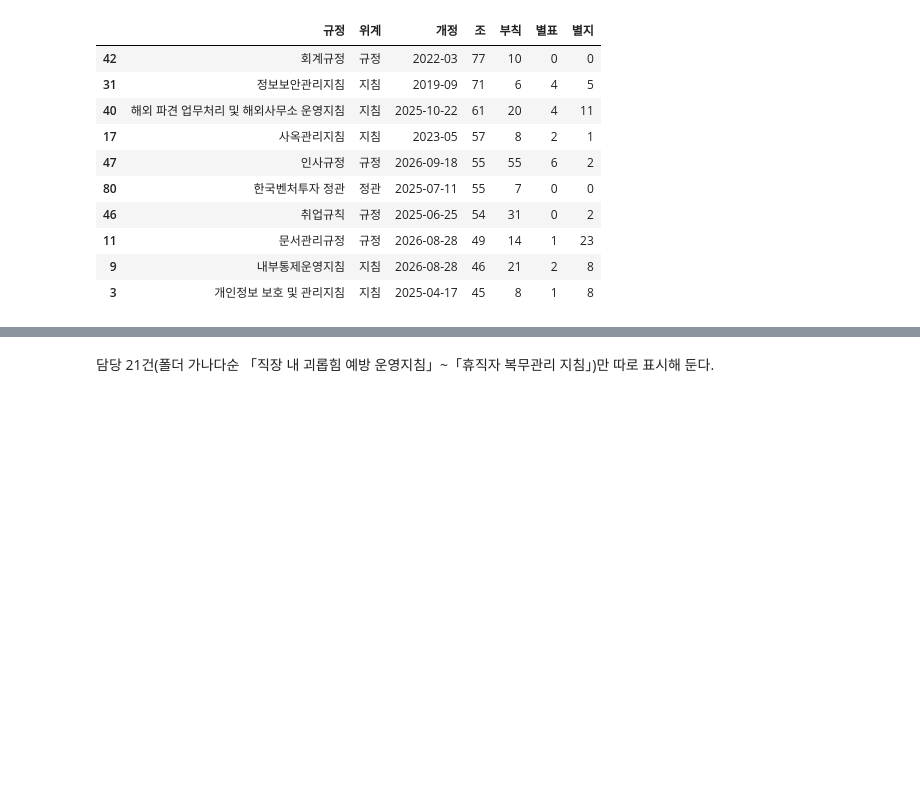
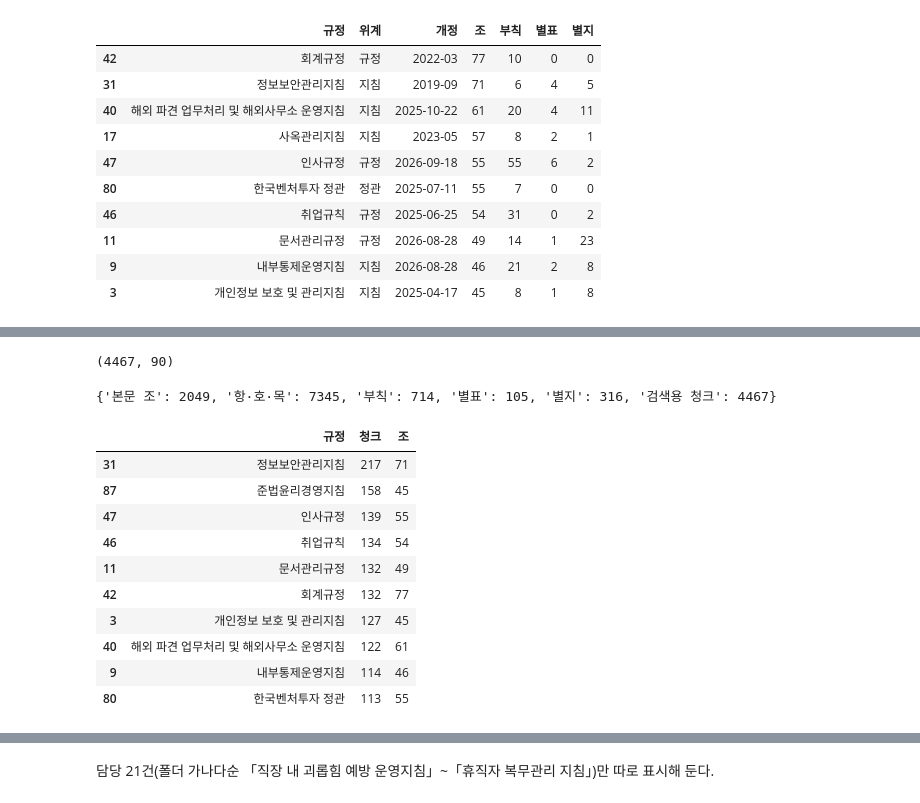
Before and after one commit to 9abin/Kivvi, a Jupyter notebook: notebooks/01-pipeline-walkthrough.ipynb, the cells around one changed output, grey strips where cells are left out. Drawn from its saved outputs; the diff is of its cells as text; code cells hidden in the pictures; blank space fills up the shorter version.

```diff
--- a/notebooks/01-pipeline-walkthrough.ipynb
+++ b/notebooks/01-pipeline-walkthrough.ipynb
@@ -393,0 +401,30 @@ summary["조"].sum(), summary["위계"].value_counts().to_dict()
+# %%
+from regcheck.vectors import build_chunks
+chunks = build_chunks(list(regs.values()))
+len(chunks), len({c["reg_id"] for c in chunks})
+# %% [output]
+(4467, 90)
+# %%
+items_total = sum(len(a["items"]) for r in regs.values() for a in r["articles"])
+addenda_total = sum(len(r["addenda"]) for r in regs.values())
+apps = collections.Counter(x["kind"] for r in regs.values() for x in r["appendices"])
+{"본문 조": int(summary["조"].sum()), "항·호·목": items_total, "부칙": addenda_total,
+ "별표": apps["별표"], "별지": apps["별지"], "검색용 청크": len(chunks)}
+# %% [output]
+{'본문 조': 2049, '항·호·목': 7345, '부칙': 714, '별표': 105, '별지': 316, '검색용 청크': 4467}
+# %%
+per_reg = pd.DataFrame(collections.Counter(c["reg_name"] for c in chunks).items(), columns=["규정", "청크"])
+per_reg = per_reg.merge(summary[["규정", "조"]], on="규정").sort_values("청크", ascending=False)
+per_reg.head(10)
+# %% [output]
+|  | 규정 | 청크 | 조 |
+| 31 | 정보보안관리지침 | 217 | 71 |
+| 87 | 준법윤리경영지침 | 158 | 45 |
+| 47 | 인사규정 | 139 | 55 |
+| 46 | 취업규칙 | 134 | 54 |
+| 11 | 문서관리규정 | 132 | 49 |
+| 42 | 회계규정 | 132 | 77 |
+| 3 | 개인정보 보호 및 관리지침 | 127 | 45 |
+| 40 | 해외 파견 업무처리 및 해외사무소 운영지침 | 122 | 61 |
+| 9 | 내부통제운영지침 | 114 | 46 |
+| 80 | 한국벤처투자 정관 | 113 | 55 |
```
Also changed, not shown: parts of 12 cells of this notebook, 6 other files.
